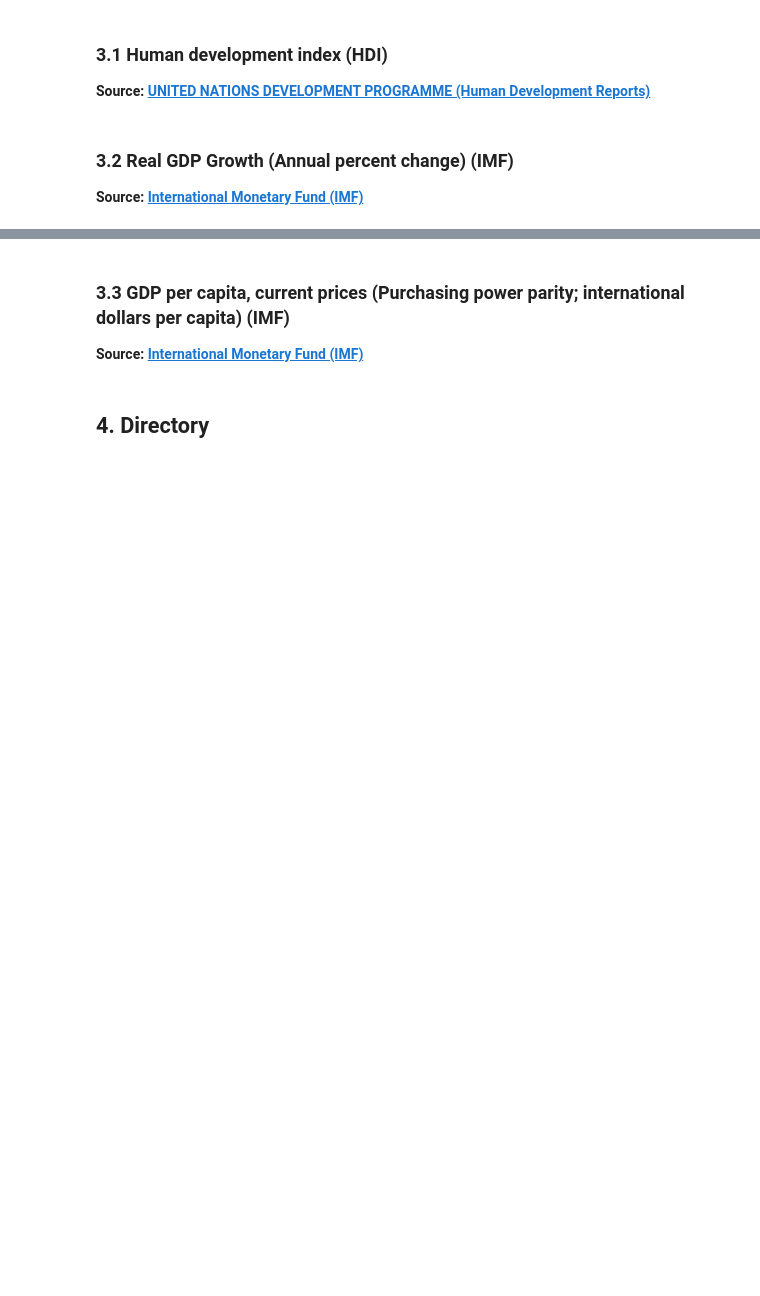
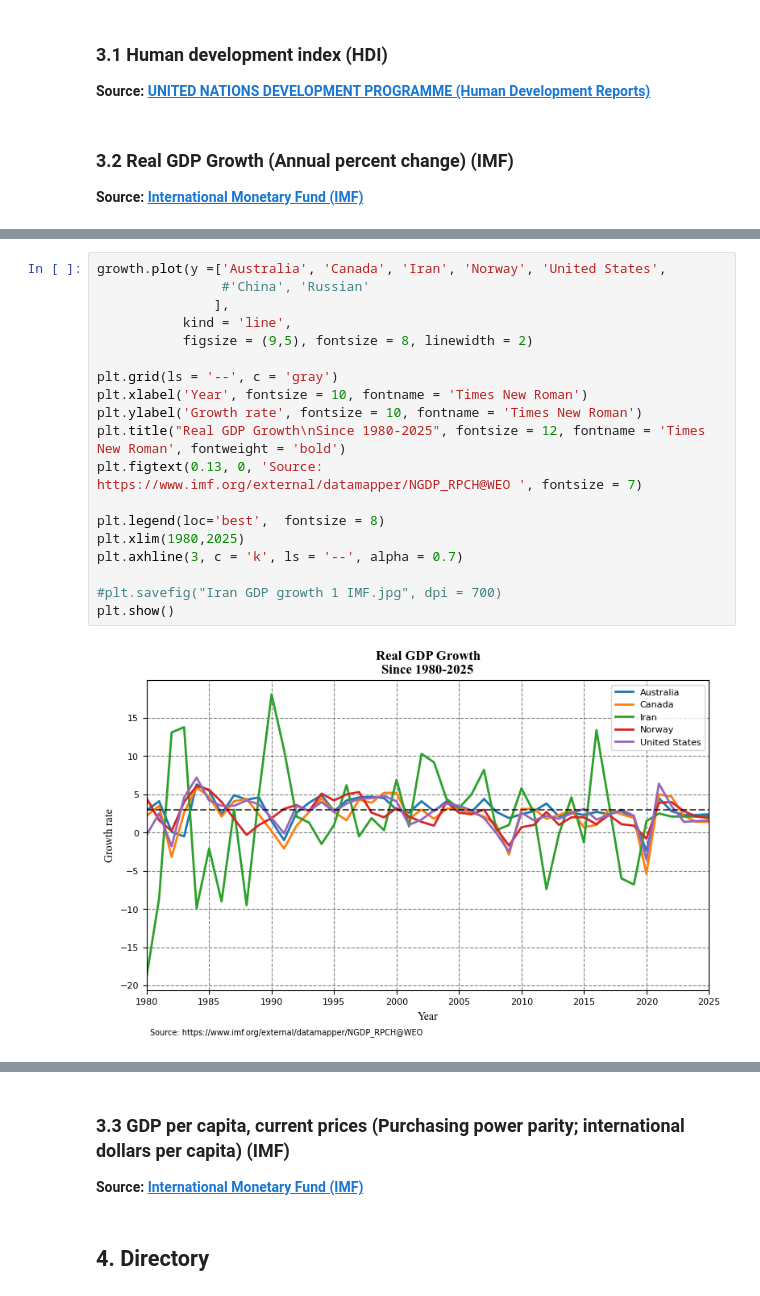
Before and after one commit to saeed-saffari/Intro-Py_for_Econ-workshop-Sum2023, a Jupyter notebook: Lectures/6. Pandas 01.ipynb, the cells around one changed output, grey strips where cells are left out. Saved outputs shown, nothing was run; the diff lists cells and outputs as text; blank space fills up the shorter version.

```diff
--- a/Lectures/6. Pandas 01.ipynb
+++ b/Lectures/6. Pandas 01.ipynb
@@ -156,0 +808,21 @@ read_feather|Read the Feather binary file format|
+# %%
+growth.plot(y =['Australia', 'Canada', 'Iran', 'Norway', 'United States',
+                #'China', 'Russian'
+               ],
+           kind = 'line',
+           figsize = (9,5), fontsize = 8, linewidth = 2)
+
+plt.grid(ls = '--', c = 'gray')
+plt.xlabel('Year', fontsize = 10, fontname = 'Times New Roman')
+plt.ylabel('Growth rate', fontsize = 10, fontname = 'Times New Roman')
+plt.title("Real GDP Growth\nSince 1980-2025", fontsize = 12, fontname = 'Times New Roman', fontweight = 'bold')
+plt.figtext(0.13, 0, 'Source: https://www.imf.org/external/datamapper/NGDP_RPCH@WEO ', fontsize = 7)
+
+plt.legend(loc='best',  fontsize = 8)
+plt.xlim(1980,2025)
+plt.axhline(3, c = 'k', ls = '--', alpha = 0.7)
+
+#plt.savefig("Iran GDP growth 1 IMF.jpg", dpi = 700)
+plt.show()
+# %% [output]
+[figure, added]
```
Also changed, not shown: parts of 117 cells of this notebook.
